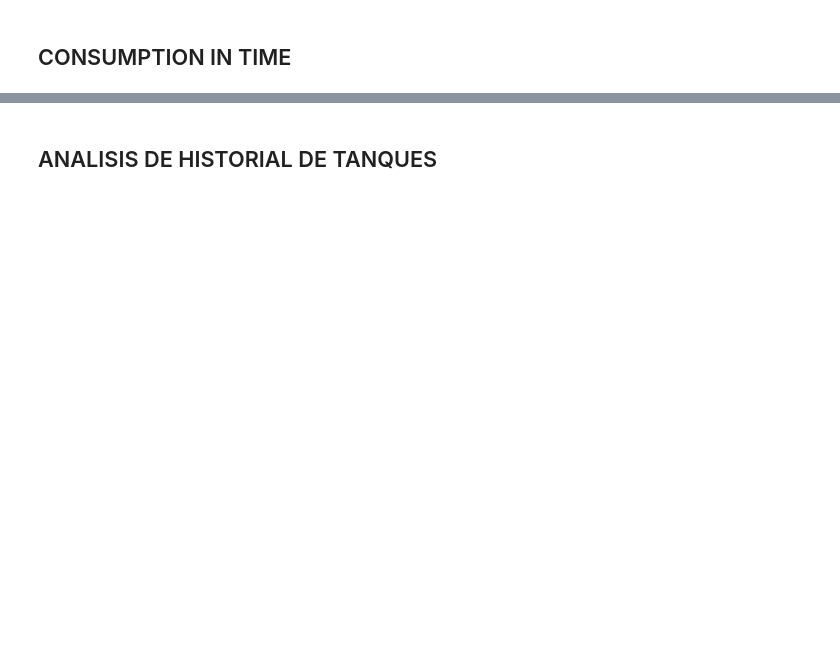
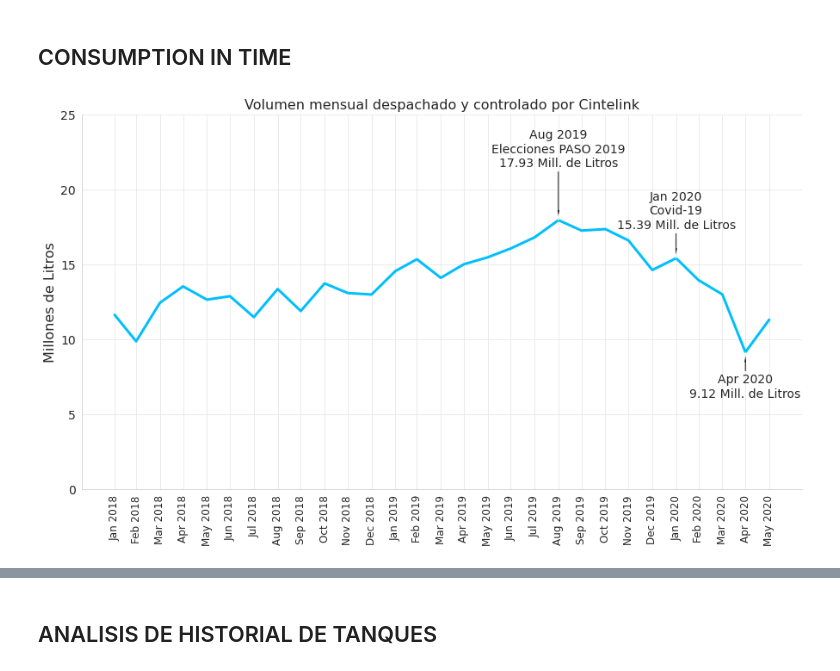
Before and after one commit to ninargue/MentoriaBiocombustible, a Jupyter notebook: AnalisisyCuracion_Parte-IV_Tendencies.ipynb, the cells around one changed output, grey strips where cells are left out. Saved outputs shown, nothing was run; the diff lists cells and outputs as text; code cells hidden in the pictures; blank space fills up the shorter version.

```diff
--- a/AnalisisyCuracion_Parte-IV_Tendencies.ipynb
+++ b/AnalisisyCuracion_Parte-IV_Tendencies.ipynb
@@ -26,2 +24,4 @@ df_transa = pd.read_csv('../dataset/data_csv/sis_transa_201801_202007_merged.csv
+# %%
+df_transa = pd.read_pickle('sis_transa_201801_202007_merged.pkl.zip')
 # %%
 df_transa.columns
@@ -33,7 +42,7 @@ df_transa_pos = df_transa.copy()
 dfgroupby_equipo = pd.DataFrame()
 # grupo = ['id_equipo','mes']
 # grupo = 'id_equipo'
-grupo = pd.Grouper(key="fecha", freq="M")
+grupo = pd.Grouper(key="fecha_hora", freq="M")
 
 dfgroupby_equipo['cantidad'] = df_transa_pos.groupby(grupo)['cantidad'].sum()
 dfgroupby_equipo['main_id'] = df_transa_pos.groupby(grupo)['main_id'].nunique()
@@ -49,17 +58,17 @@ df = dfgroupby_equipo
 
 # with sns.axes_style("whitegrid"):
 sns.set_style("whitegrid", {"grid.color": ".9"})
-ax1 = sns.lineplot(x=df['fecha'],y=df['cantidad']/1e6, linewidth=3, color='deepskyblue')
+ax1 = sns.lineplot(x=df['fecha_hora'],y=df['cantidad']/1e6, linewidth=3, color='deepskyblue')
 #plt.scatter(xm,ym, s=100, c='g',  alpha=0.4, edgecolors="g", linewidth=5)
 #plt.scatter(xm_covid, ym_covid, s=100, c='g',  alpha=0.4, edgecolors="g", linewidth=5)
 #plt.scatter(xmm,ymm, s=100, c='g',  alpha=0.4, edgecolors="g", linewidth=5)
 
 ym = df['cantidad'].max()/1e6
-xm = df['fecha'][df['cantidad'].idxmax()]
+xm = df['fecha_hora'][df['cantidad'].idxmax()]
 ymm = df['cantidad'].min()/1e6
-xmm = df['fecha'][df['cantidad'].idxmin()]
+xmm = df['fecha_hora'][df['cantidad'].idxmin()]
 xm_covid = pd.to_datetime('2020-01-31')
-ym_covid = df.iloc[df.set_index('fecha').index.get_loc(xm_covid, method='nearest')]['cantidad']/1e6
+ym_covid = df.iloc[df.set_index('fecha_hora').index.get_loc(xm_covid, method='nearest')]['cantidad']/1e6
 
 # Max
 plt.annotate('{}\nElecciones PASO 2019\n{:.2f} Mill. de Litros'.format(xm.strftime("%b %Y"), ym),
@@ -80,33 +89,35 @@ plt.annotate('{}\n{:.2f} Mill. de Litros'.format(xmm.strftime("%b %Y"), ymm),
              xy=(xmm,ymm),
              xytext=(xmm, ymm-3),
              fontsize=14,
              ha='center',
              arrowprops=dict(facecolor='black', shrink=0.0, headwidth=3, width=2))
 #bbox_props = dict(
 #    boxstyle="rarrow,pad=0.5",
 #    fc="cyan", ec="b", lw=1
 #)
 #plt.text(xm, ym-2, "Politics & Covid Effect",
 #            ha="left", va="top",
 #            rotation=-35,
 #            size=15,
 #            bbox=bbox_props)
 # ax1.annotate('local max', xy=(3, 1),  xycoords='data',
 #             xytext=(0.8, 0.95), textcoords='axes fraction',
 #             arrowprops=dict(facecolor='black', shrink=0.05),
 #             horizontalalignment='right', verticalalignment='top',
 #             )
 plt.ylabel('Millones de Litros',fontsize=16)
 plt.xlabel('')
 plt.title("Volumen mensual despachado y controlado por Cintelink",fontsize=16)
 plt.ylim(0,25)
 # ax.set_yscale('log')
 ax1.xaxis.set_major_formatter(md.DateFormatter('%b %Y'))
-plt.xticks(df['fecha'],fontsize=12, rotation='90')
+plt.xticks(df['fecha_hora'],fontsize=12, rotation='90')
 plt.yticks(fontsize=14)
 plt.grid(True)
 sns.despine()
 plt.show()
 # fig.savefig('report_volumen.pdf')
+# %% [output]
+[figure, added]
 # %%
 dfgroupby_equipo
```
Also changed, not shown: parts of 10 cells of this notebook, 6 other files.
